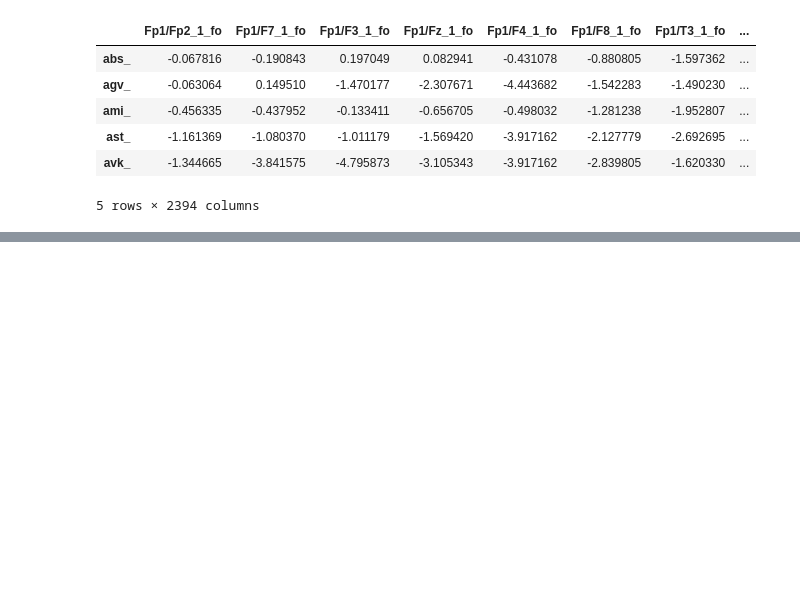
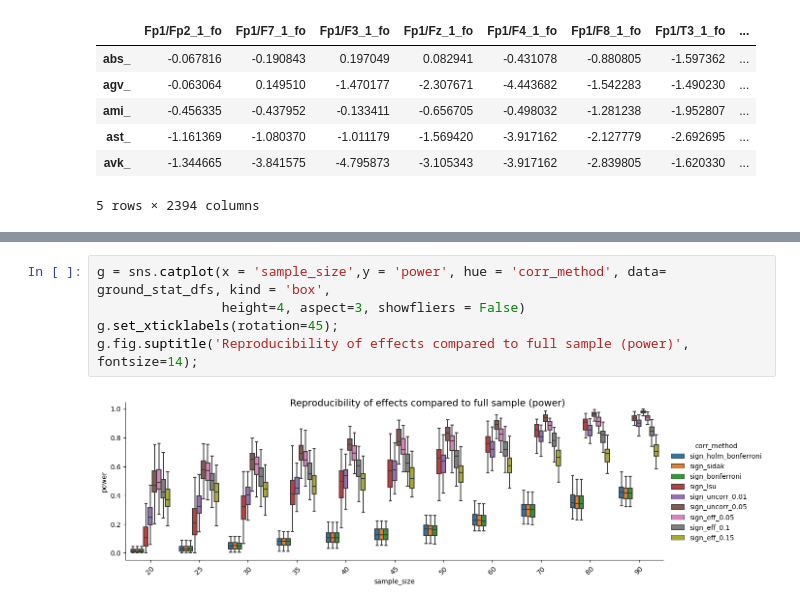
Before and after one commit to iknyazeva/EEGAnalysis, a Jupyter notebook: notebooks/ReproducibilityDiffCorrections.ipynb, the cells around one changed output, grey strips where cells are left out. Drawn from its saved outputs; the diff is of its cells as text; blank space fills up the shorter version.

```diff
--- a/notebooks/ReproducibilityDiffCorrections.ipynb
+++ b/notebooks/ReproducibilityDiffCorrections.ipynb
@@ -397,0 +116,7 @@ fig = draw_obj.draw_by_df(small_stat_df, band=bands,
+# %%
+g = sns.catplot(x = 'sample_size',y = 'power', hue = 'corr_method', data= ground_stat_dfs, kind = 'box',
+                height=4, aspect=3, showfliers = False)
+g.set_xticklabels(rotation=45);
+g.fig.suptitle('Reproducibility of effects compared to full sample (power)', fontsize=14);
+# %% [output]
+[figure, added]
```
Also changed, not shown: parts of 51 cells of this notebook.
